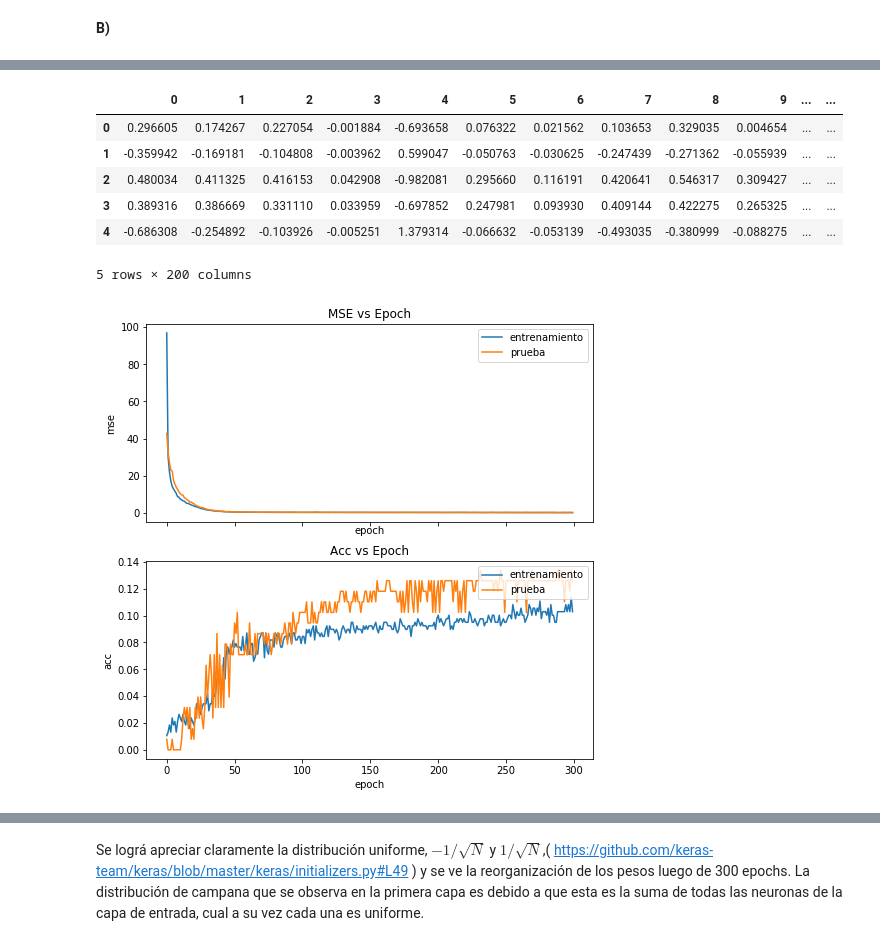
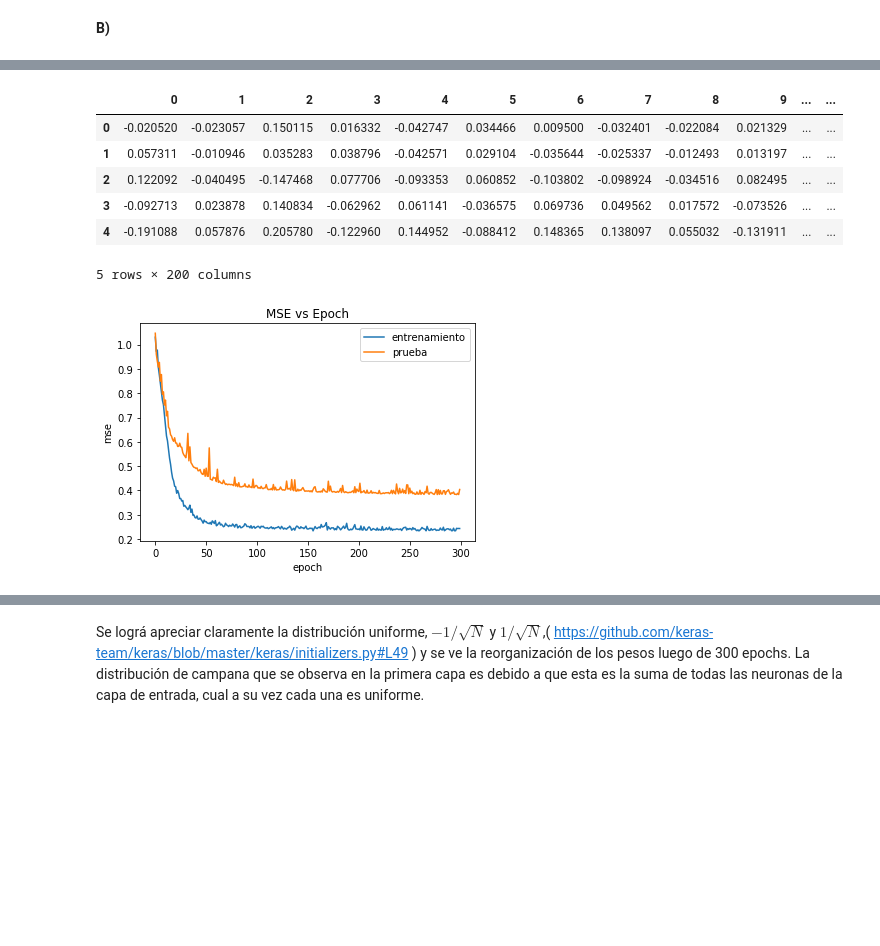
Before and after one commit to Caimapo/ANN, a Jupyter notebook: Tarea 1/Parte2.ipynb, the cells around one changed output, grey strips where cells are left out. Cells and saved outputs as stored; diff of their text form; code cells hidden in the pictures; blank space fills up the shorter version.

```diff
--- a/Tarea 1/Parte2.ipynb
+++ b/Tarea 1/Parte2.ipynb
@@ -16,6 +16,8 @@ import tensorflow as tf
 from sklearn.model_selection import train_test_split
 from sklearn.preprocessing import StandardScaler
 #
+from IPython.display import SVG
+from keras.utils.vis_utils import model_to_dot
 #Carga de los datos utilizados
 #
 url = 'http://mldata.org/repository/data/download/csv/regression-datasets-housing/'
@@ -29,16 +31,18 @@ df_train,df_test= train_test_split(df,test_size=0.25, random_state=0)
 #
 scaler =  StandardScaler().fit(df_train)
 X_train_scaled = pd.DataFrame(scaler.transform(df_train), columns = df_train.columns)
-y_train_scaled = df_train.pop('MEDV')
+y_train_scaled = X_train_scaled.pop('MEDV')
 
 scaler =  StandardScaler().fit(df_test)
 X_test_scaled = pd.DataFrame(scaler.transform(df_test), columns = df_test.columns)
-y_test_scaled = df_test.pop('MEDV')
+y_test_scaled = X_test_scaled.pop('MEDV')
 
 y_train_scaled = y_train_scaled.values.reshape(-1,1)
 y_test_scaled = y_test_scaled.values.reshape(-1,1)
 # %%
 # Revision de los datos
+X_train_scaled.pop('MEDV')
+X_test_scaled.pop('MEDV')
 X_train_scaled.describe()
 # %% [output]
 |  | CRIM | ZN | INDUS | NOX | RM | AGE | DIS | RAD | TAX | PTRATIO | B | ... |
@@ -66,7 +70,7 @@ model.add(Dense(1,kernel_initializer = 'uniform'))
 model.add(Activation('linear'))
 
 sgd = SGD(lr = 0.01)
-model.compile(optimizer = sgd, loss='mean_squared_error',metrics=['accuracy'])
+model.compile(optimizer = sgd, loss='mean_squared_error')
 
 model_before = keras.models.clone_model(model)
 with tf.device('/gpu:0'):
@@ -113,33 +117,26 @@ pd.DataFrame(evaluated_gradients[0]).head()
 #evaluated_gradients_before = [gradient/len(y_train_scaled) for gradient in evaluated_gradients_before]
 # %% [output]
 |  | 0 | 1 | 2 | 3 | 4 | 5 | 6 | 7 | 8 | 9 | ... | ... |
-| 0 | 0.296605 | 0.174267 | 0.227054 | -0.001884 | -0.693658 | 0.076322 | 0.021562 | 0.103653 | 0.329035 | 0.004654 | ... | ... |
-| 1 | -0.359942 | -0.169181 | -0.104808 | -0.003962 | 0.599047 | -0.050763 | -0.030625 | -0.247439 | -0.271362 | -0.055939 | ... | ... |
-| 2 | 0.480034 | 0.411325 | 0.416153 | 0.042908 | -0.982081 | 0.295660 | 0.116191 | 0.420641 | 0.546317 | 0.309427 | ... | ... |
-| 3 | 0.389316 | 0.386669 | 0.331110 | 0.033959 | -0.697852 | 0.247981 | 0.093930 | 0.409144 | 0.422275 | 0.265325 | ... | ... |
-| 4 | -0.686308 | -0.254892 | -0.103926 | -0.005251 | 1.379314 | -0.066632 | -0.053139 | -0.493035 | -0.380999 | -0.088275 | ... | ... |
+| 0 | -0.020520 | -0.023057 | 0.150115 | 0.016332 | -0.042747 | 0.034466 | 0.009500 | -0.032401 | -0.022084 | 0.021329 | ... | ... |
+| 1 | 0.057311 | -0.010946 | 0.035283 | 0.038796 | -0.042571 | 0.029104 | -0.035644 | -0.025337 | -0.012493 | 0.013197 | ... | ... |
+| 2 | 0.122092 | -0.040495 | -0.147468 | 0.077706 | -0.093353 | 0.060852 | -0.103802 | -0.098924 | -0.034516 | 0.082495 | ... | ... |
+| 3 | -0.092713 | 0.023878 | 0.140834 | -0.062962 | 0.061141 | -0.036575 | 0.069736 | 0.049562 | 0.017572 | -0.073526 | ... | ... |
+| 4 | -0.191088 | 0.057876 | 0.205780 | -0.122960 | 0.144952 | -0.088412 | 0.148365 | 0.138097 | 0.055032 | -0.131911 | ... | ... |
 5 rows × 200 columns
 # %%
-def plot_data(loss,val_loss,acc,val_acc):
+def plot_data(loss,val_loss):
     plt.close('all')
 
-    f, axarr = plt.subplots(2, sharex=True,figsize=(8,8))
-    axarr[0].set_title('MSE vs Epoch')
-    axarr[0].plot(loss)
-    axarr[0].plot(val_loss)
-    axarr[0].set_xlabel('epoch')
-    axarr[0].set_ylabel('mse')
+    #f, axarr = plt.subplots(2, sharex=True,figsize=(8,8))
+    #f, axarr = plt.subplots(2, sharex=True,figsize=(8,8))
+    plt.title('MSE vs Epoch')
+    plt.plot(loss)
+    plt.plot(val_loss)
+    plt.xlabel('epoch')
+    plt.ylabel('mse')
     #plt.ylim(ymin=0, ymax=1)
 
-    axarr[1].set_title('Acc vs Epoch')
-    axarr[1].plot(acc)
-    axarr[1].plot(val_acc)
-    axarr[1].set_xlabel('epoch')
-    axarr[1].set_ylabel('acc')
-    #plt.ylim(ymin=0, ymax=1)
-
-    axarr[1].legend(['entrenamiento', 'prueba'], loc='upper right')
-    axarr[0].legend(['entrenamiento', 'prueba'], loc='upper right')
+    plt.legend(['entrenamiento', 'prueba'], loc='upper right')
 
     plt.show()
 # %%
@@ -178,9 +175,9 @@ def plot_weight_before_and_after(evaluated_gradients_before,evaluated_gradients_
 
     plt.show()
 # %%
-plot_data(history.history['loss'],history.history['val_loss'],history.history['acc'],history.history['val_acc'])
+plot_data(history.history['loss'],history.history['val_loss'])
 # %% [output]
-[figure, old version]
+[figure, new version]
 # %%
 #plt.hist(evaluated_gradients1[1])
 #plt.hist(evaluated_gradients2[1])
```
Also changed, not shown: parts of 15 cells of this notebook, 1 other file.
